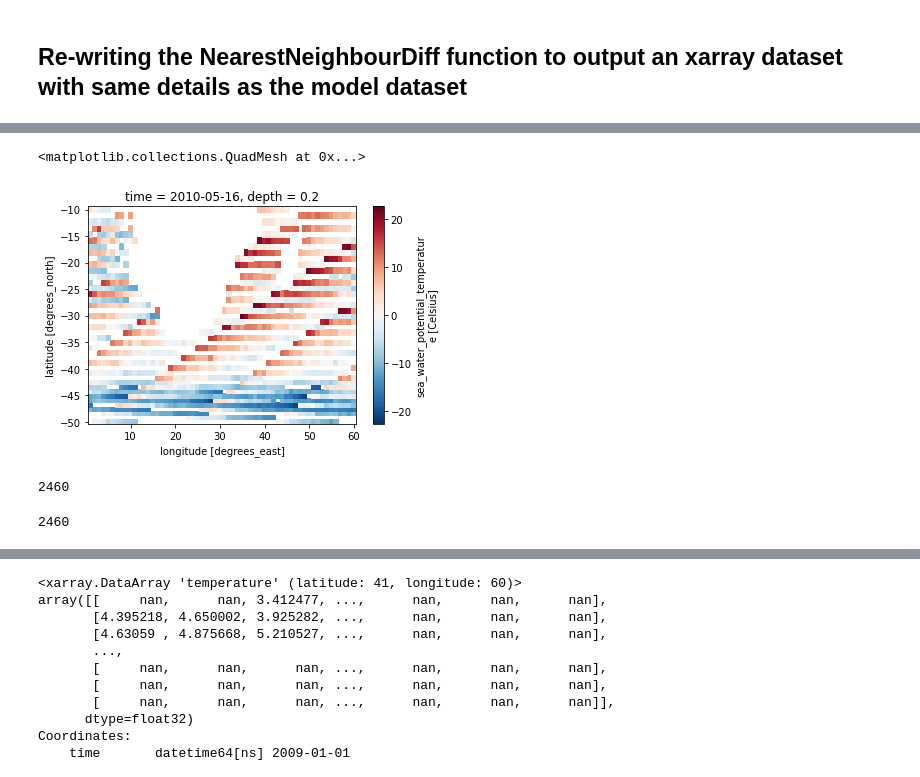
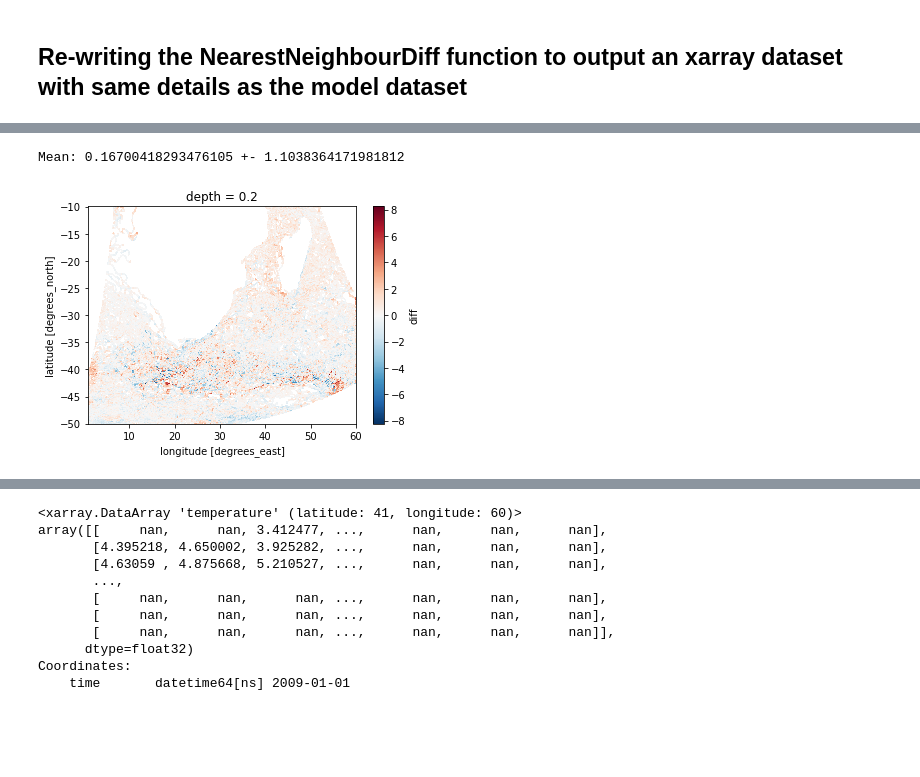
Before and after one commit to HarryLuyt/paper1_scripts, a Jupyter notebook: Scripts/HYCOM_Drifter_SST_comparison.ipynb, the cells around one changed output, grey strips where cells are left out. Drawn from its saved outputs; the diff is of its cells as text; code cells hidden in the pictures; blank space fills up the shorter version.

```diff
--- a/Scripts/HYCOM_Drifter_SST_comparison.ipynb
+++ b/Scripts/HYCOM_Drifter_SST_comparison.ipynb
@@ -100,0 +92,5 @@ test.groups
+# %%
+model = xr.open_dataset('../Data/HYCOM_ostia_Temp_20cm.nc')
+# model = model.sel(time = slice('2009-01-01', '2009-01-25'))
+# model = model.sel(time = '2009-01-25')
+model
@@ -175,7 +189,7 @@ def NearestNeighbourDiff(grid, points, gridInf=1, pointsInf=1):
     #   recorded in the KDTree object (tree). Setting upper bound limits distances between
     #   L2 obs and L4 cells and will speed up the operation.
     print('Now querying KDTree for point observations...')
-    dist, idx = tree.query(obs_points, distance_upper_bound=1.0, n_jobs=-1)
+    dist, idx = tree.query(obs_points, distance_upper_bound=0.05, n_jobs=-1)
     print('Tree query completed.')
 
     # Squeeze L4 SSTs and then stack to obtain vector of temperatures to match shape of
@@ -346,21 +360,24 @@ def NearestNeighbourDiff(grid, points, gridInf=1, pointsInf=1):
         obs_points = drifters.loc[(points['time'].dt.date == tstamp)]
 
         # Gather obs coordinates into a numpy column stack
-        obs_points = np.column_stack([pointsLons, pointsLats])
+#         obs_points = np.column_stack([pointsLons, pointsLats])
+        obs_locs = np.column_stack([obs_points['longitude'],
+                                      obs_points['latitude']])
 
         # Obtain distances between L2 obs and nearest L4 cell and the index of the L4
         # cell as recorded in the KDTree object (tree). Setting upper bound limits
         # distances between L2 obs and L4 cells and will speed up the operation.
-        dist, idx = tree.query(obs_points, distance_upper_bound=1.0, n_jobs=-1)
+        dist, idx = tree.query(obs_locs, distance_upper_bound=0.05, n_jobs=-1)
         print('Tree query completed for {0}.'.format(tstamp))
 
         # Squeeze L4 SSTs and then stack to obtain vector of temperatures to match
         # shape of L2 observations for easy differencing
-        grid_VecData = grid['temperature'][timestep].squeeze().stack(vec=['longitude',
-                                                                          'latitude'])
+        grid_VecData = grid['temperature'][timestep].squeeze().stack(vec=['latitude',
+                                                                          'longitude'])
 
         # Obtain the difference between the L2 obs and the nearest L4 cell
-        gridPoint_diff = points['temp'] - grid_VecData[idx-1].data
+#         gridPoint_diff = obs_points['temp'] - grid_VecData[idx-1].data
+        gridPoint_diff = grid_VecData[idx-1].data - obs_points['temp']
 
         # This takes difference between model and drifters and means by gridcell
         gridPoint_diff = gridPoint_diff.to_frame()
@@ -391,14 +479,7 @@ IndexError: index 2460 is out of bounds for axis 0 with size 2460
 # %%
-test['diff'][500].plot()
+test['diff'].mean(dim='time').plot()
+print('Mean: {0} +- {1}'.format(np.nanmean(test['diff']), np.nanstd(test['diff'])))
 # plt.pcolormesh([test['longitude'], test['latitude']], test['diff'].mean())
 # %% [output]
-<matplotlib.collections.QuadMesh at 0x...>
+Mean: 0.16700418293476105 +- 1.1038364171981812
-[figure, old version]
+[figure, new version]
-# %%
-test_idx.max()
-# %% [output]
-2460
-# %%
-60*41
-# %% [output]
-2460
```
Also changed, not shown: parts of 13 cells of this notebook.
